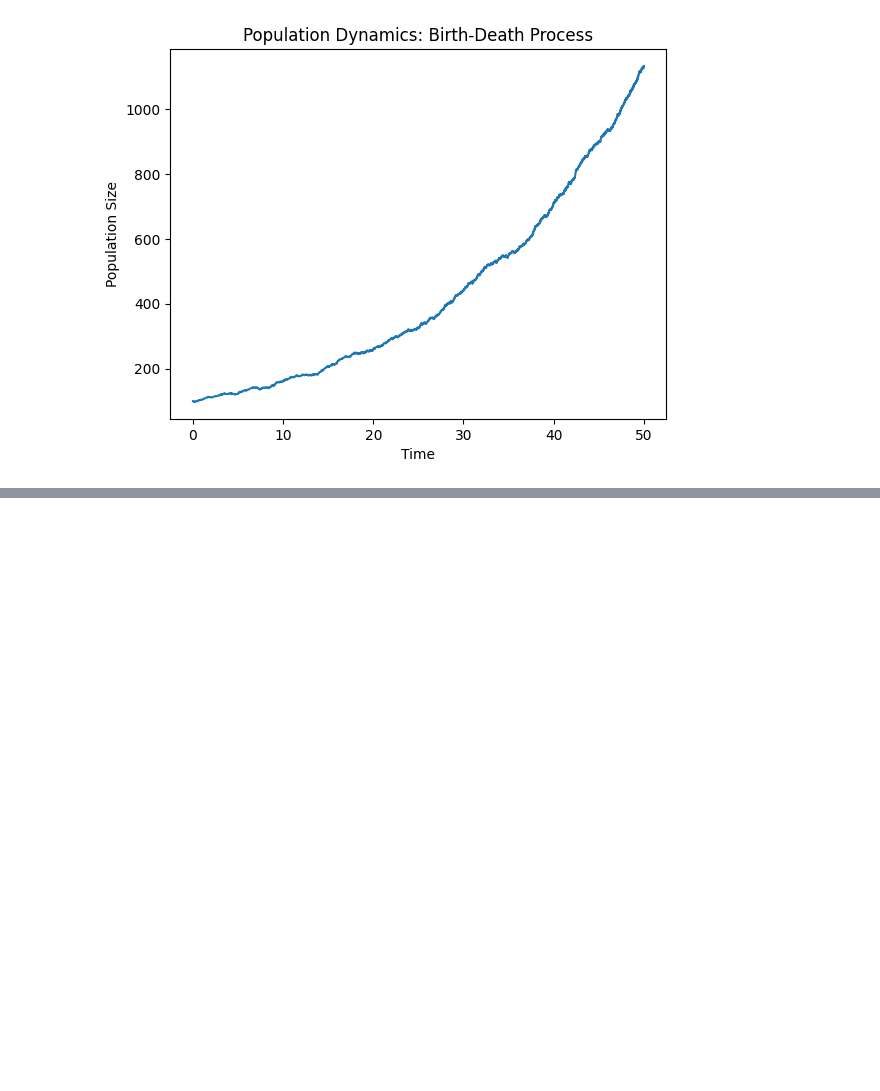
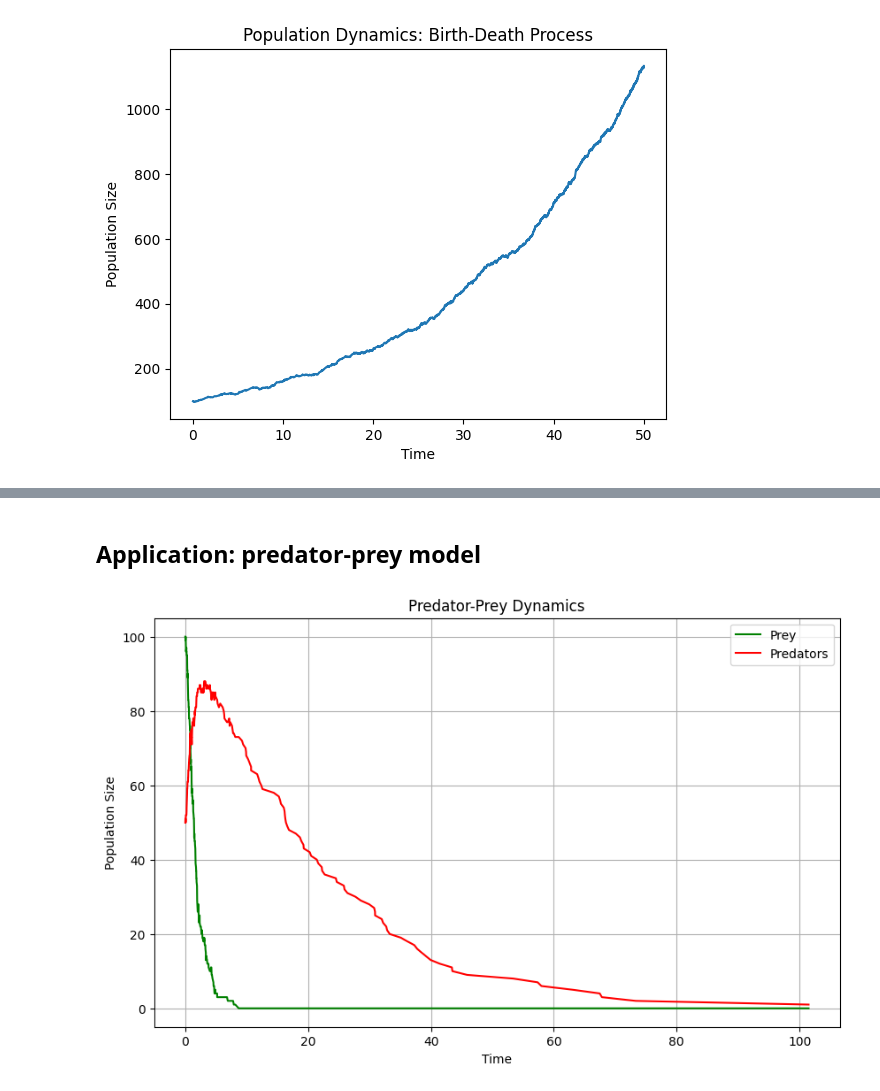
Before and after one commit to eagmon/notebook_tests, a Jupyter notebook: sim_study_guid_stochastic.ipynb, the cells around one changed output, grey strips where cells are left out. Cells and saved outputs as stored; diff of their text form; code cells hidden in the pictures; blank space fills up the shorter version.

```diff
--- a/sim_study_guid_stochastic.ipynb
+++ b/sim_study_guid_stochastic.ipynb
@@ -116,0 +238,70 @@ plt.show()
+# %% [markdown]
+## Application: predator-prey model
+# %%
+# Propensity functions for the predator-prey model
+def prey_birth_propensity(state, parameters):
+    return parameters['lambda_prey'] * state['prey']
+
+def prey_death_propensity(state, parameters):
+    return parameters['delta_prey'] * state['prey'] * state['pred']
+
+def predator_birth_propensity(state, parameters):
+    return parameters['lambda_pred'] * state['prey'] * state['pred']
+
+def predator_death_propensity(state, parameters):
+    return parameters['mu_pred'] * state['pred']
+
+# Update functions for the predator-prey model
+def prey_birth_update(state, parameters):
+    state['prey'] += 1
+
+def prey_death_update(state, parameters):
+    state['prey'] -= 1
+
+def predator_birth_update(state, parameters):
+    state['pred'] += 1
+
+def predator_death_update(state, parameters):
+    state['pred'] -= 1
+
+# Initial state and parameters for the simulation
+initial_state = {'prey': 100, 'pred': 50}
+parameters = {
+    'lambda_prey': 0.1,   # Prey birth rate
+    'delta_prey': 0.01,   # Prey death rate due to predation
+    'lambda_pred': 0.005, # Predator birth rate (proportional to prey consumed)
+    'mu_pred': 0.05       # Predator natural death rate
+}
+
+# Running the Gillespie simulation for predator-prey dynamics
+history = run_gillespie_simulation(
+    initial_state=initial_state,
+    parameters=parameters,
+    propensity_functions=[
+        prey_birth_propensity, prey_death_propensity,
+        predator_birth_propensity, predator_death_propensity
+    ],
+    update_functions=[
+        prey_birth_update, prey_death_update,
+        predator_birth_update, predator_death_update
+    ],
+    max_time=100
+)
+
+# Extracting time, prey, and predator populations from the history
+times = [entry[0] for entry in history]
+prey_populations = [entry[1]['prey'] for entry in history]
+pred_populations = [entry[1]['pred'] for entry in history]
+
+# Plotting the results
+plt.figure(figsize=(10, 6))
+plt.plot(times, prey_populations, label='Prey', color='green')
+plt.plot(times, pred_populations, label='Predators', color='red')
+plt.title('Predator-Prey Dynamics')
+plt.xlabel('Time')
+plt.ylabel('Population Size')
+plt.legend()
+plt.grid(True)
+plt.show()
+# %% [output]
+[figure, added]
```
Also changed, not shown: parts of 5 cells of this notebook.
